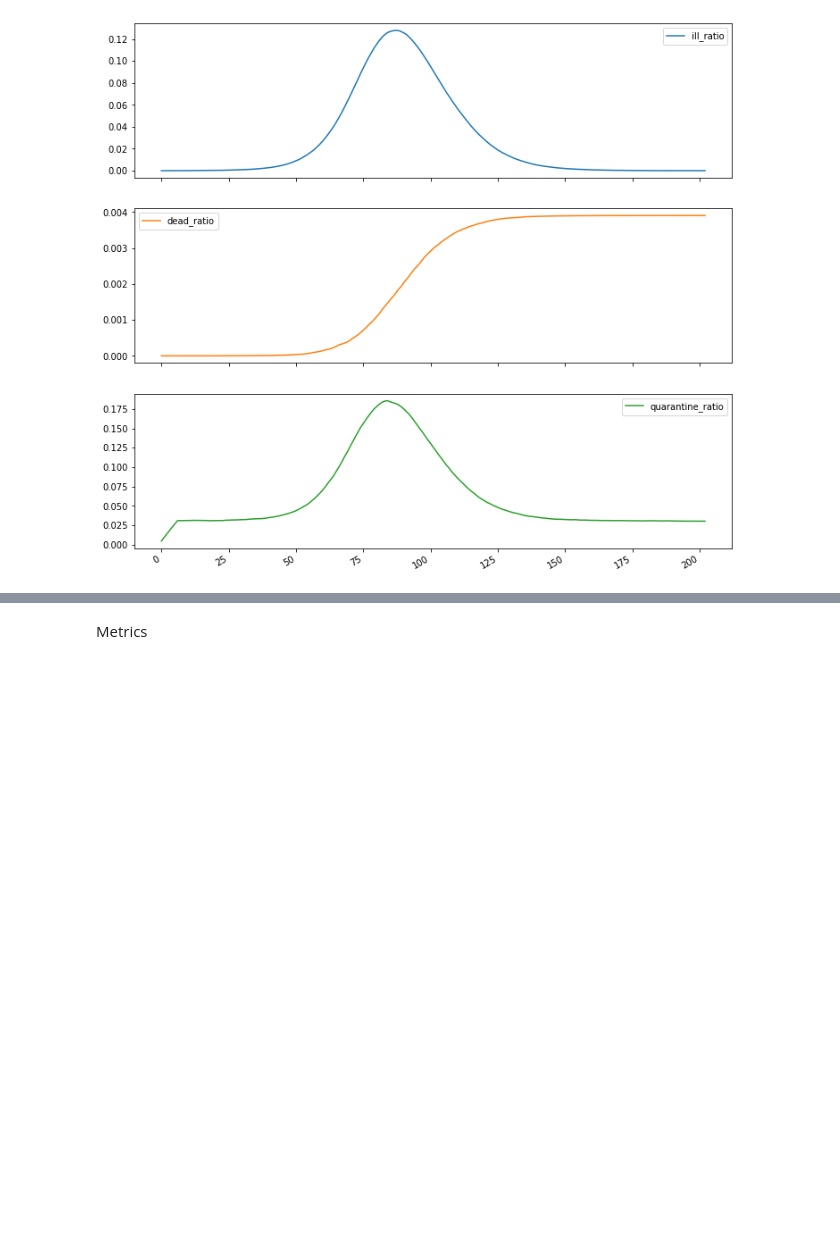
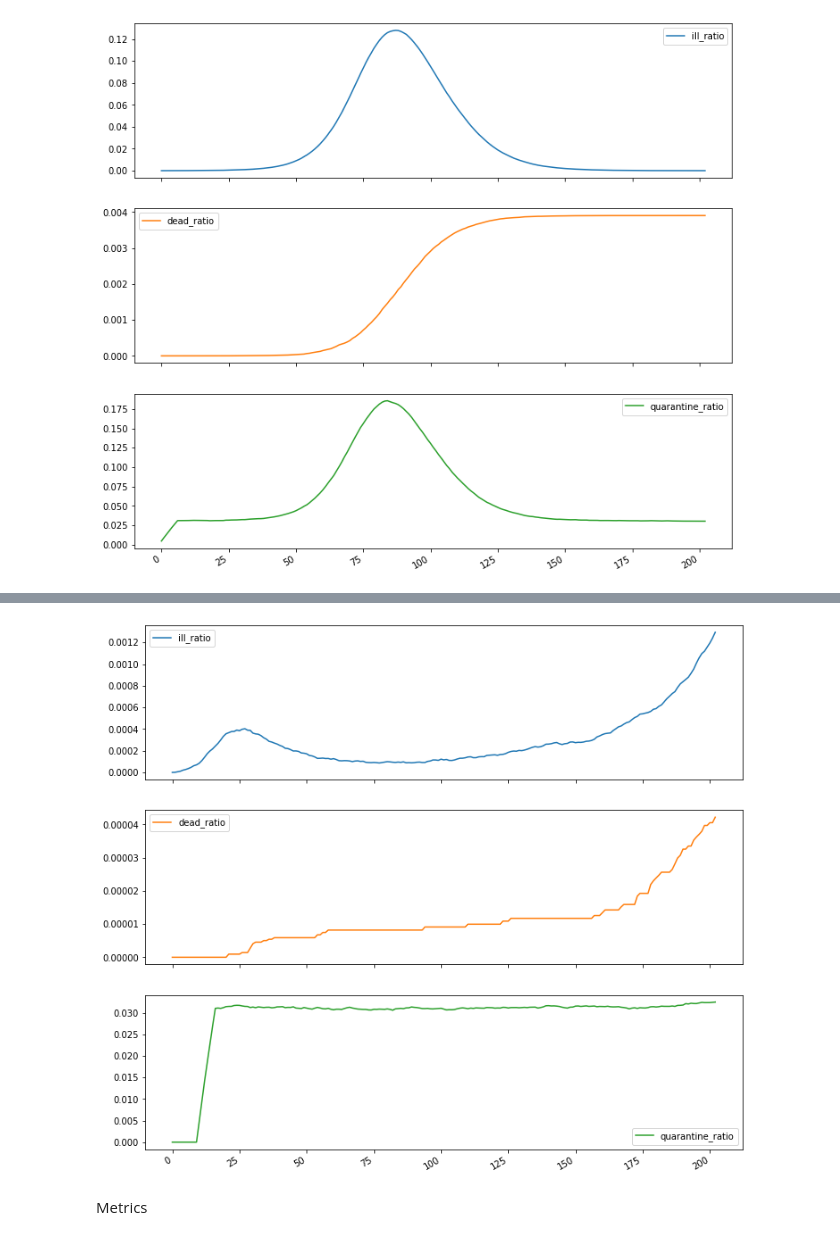
Before and after one commit to BDI-pathogens/OpenABM-Covid19, a Jupyter notebook: examples/simulator.ipynb, the cells around one changed output, grey strips where cells are left out. Saved outputs shown, nothing was run; the diff lists cells and outputs as text; code cells hidden in the pictures; blank space fills up the shorter version.

```diff
--- a/examples/simulator.ipynb
+++ b/examples/simulator.ipynb
@@ -110,3 +133,9 @@ ill_ratio_with_lockdown, dead_ratio_with_lockdown, quarantine_ratio_with_lockdow
+# %%
+_data, _df = get_ill_dead_ratio_from_spread_model(data_path, 10, 59, 203, slow_unlock=True)
+_df.plot(subplots=True, figsize=(12, 12))
+ill_ratio_with_slow_lockdown, dead_ratio_with_slow_lockdown, quarantine_ratio_with_slow_lockdown = _data['ill_ratio'], _data['dead_ratio'], _data['quarantine_ratio']
+# %% [output]
+[figure, added]
 # %%
 from adapter_covid19.scenarios import BASIC_SCENARIO, BASIC_MODEL_PARAMS
 # %%
```
Also changed, not shown: parts of 5 cells of this notebook.
